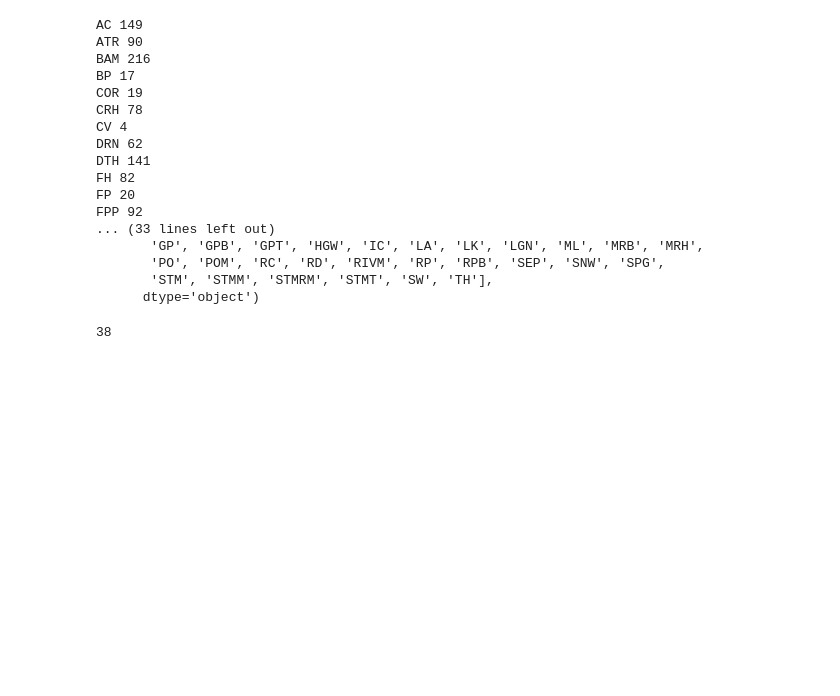
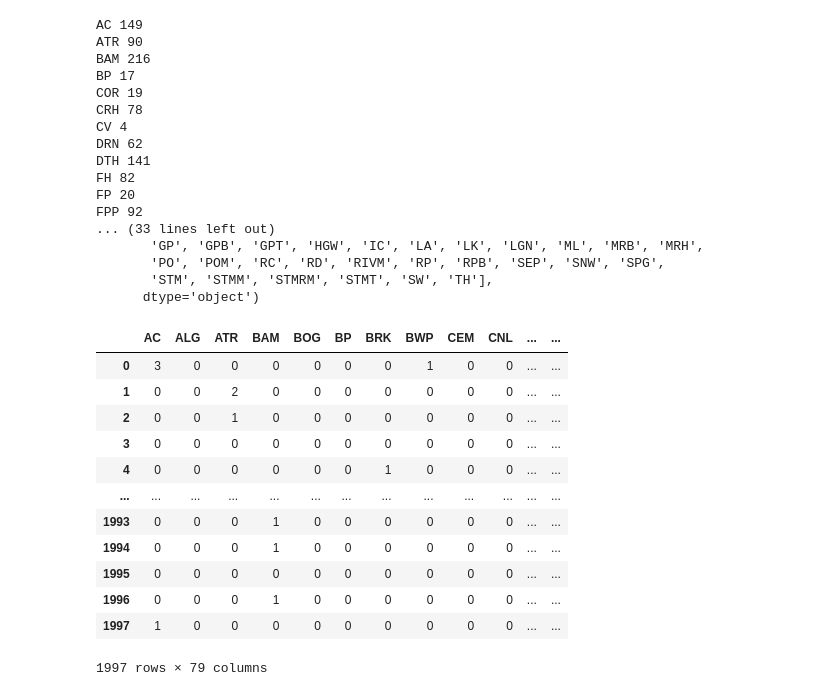
Before and after one commit to cbsither/Larval_Habitat_Pub, a Jupyter notebook: src/data_organization_cleaning.ipynb, the cells around one changed output. Cells and saved outputs as stored; diff of their text form; code cells hidden in the pictures; blank space fills up the shorter version.

```diff
--- a/src/data_organization_cleaning.ipynb
+++ b/src/data_organization_cleaning.ipynb
@@ -260,8 +265,19 @@ FPP 92
        'PO', 'POM', 'RC', 'RD', 'RIVM', 'RP', 'RPB', 'SEP', 'SNW', 'SPG',
        'STM', 'STMM', 'STMRM', 'STMT', 'SW', 'TH'],
       dtype='object')
-# %%
-# total remaining habitats
-len(df_unique.columns)
-# %% [output]
-38
+# %%
+habitat_species_df
+# %% [output]
+|  | AC | ALG | ATR | BAM | BOG | BP | BRK | BWP | CEM | CNL | ... | ... |
+| 0 | 3 | 0 | 0 | 0 | 0 | 0 | 0 | 1 | 0 | 0 | ... | ... |
+| 1 | 0 | 0 | 2 | 0 | 0 | 0 | 0 | 0 | 0 | 0 | ... | ... |
+| 2 | 0 | 0 | 1 | 0 | 0 | 0 | 0 | 0 | 0 | 0 | ... | ... |
+| 3 | 0 | 0 | 0 | 0 | 0 | 0 | 0 | 0 | 0 | 0 | ... | ... |
+| 4 | 0 | 0 | 0 | 0 | 0 | 0 | 1 | 0 | 0 | 0 | ... | ... |
+| ... | ... | ... | ... | ... | ... | ... | ... | ... | ... | ... | ... | ... |
+| 1993 | 0 | 0 | 0 | 1 | 0 | 0 | 0 | 0 | 0 | 0 | ... | ... |
+| 1994 | 0 | 0 | 0 | 1 | 0 | 0 | 0 | 0 | 0 | 0 | ... | ... |
+| 1995 | 0 | 0 | 0 | 0 | 0 | 0 | 0 | 0 | 0 | 0 | ... | ... |
+| 1996 | 0 | 0 | 0 | 1 | 0 | 0 | 0 | 0 | 0 | 0 | ... | ... |
+| 1997 | 1 | 0 | 0 | 0 | 0 | 0 | 0 | 0 | 0 | 0 | ... | ... |
+1997 rows × 79 columns
```
Also changed, not shown: parts of 8 cells of this notebook, 5 other files.
